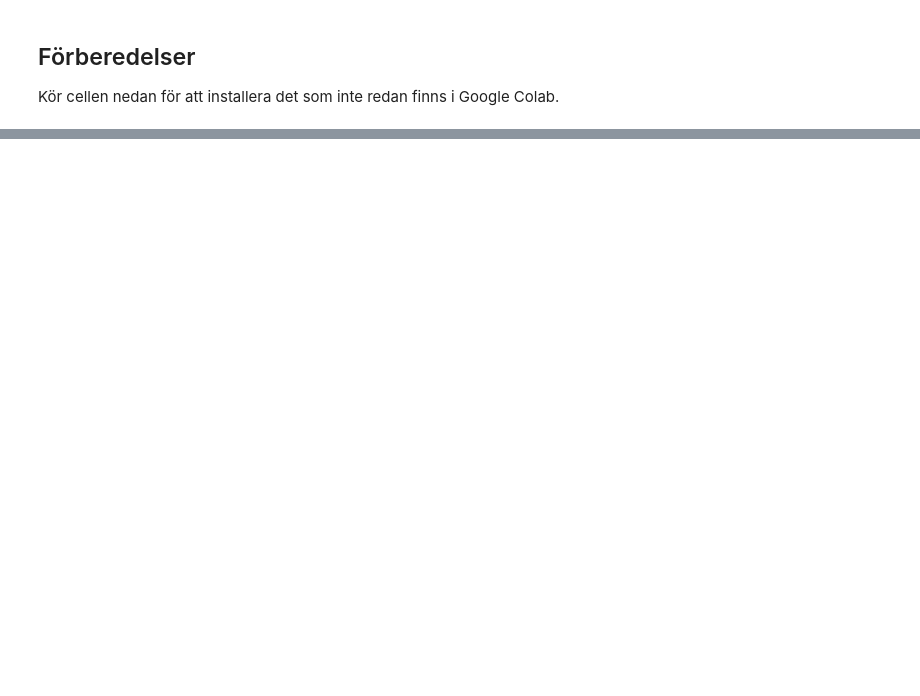
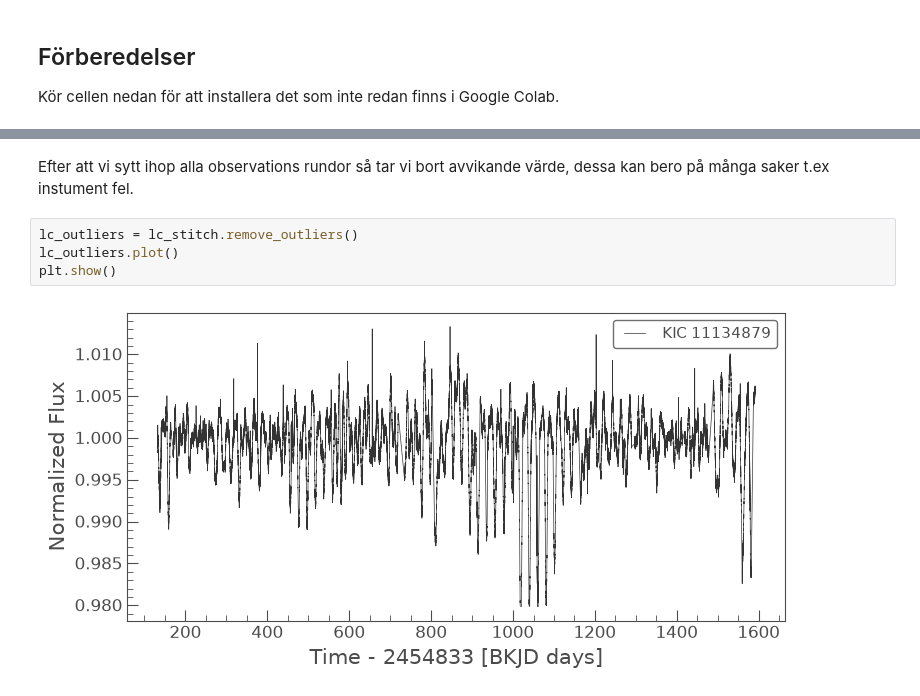
Before and after one commit to AU-s-Elevforbund/gymnasiearbete, a Jupyter notebook: 01-exoplanetens-storlek/01-exoplanetens-storlek.ipynb, the cells around one changed output, grey strips where cells are left out. Cells and saved outputs as stored; diff of their text form; blank space fills up the shorter version.

```diff
--- a/01-exoplanetens-storlek/01-exoplanetens-storlek.ipynb
+++ b/01-exoplanetens-storlek/01-exoplanetens-storlek.ipynb
@@ -63,0 +83,8 @@ import lightkurve as lk
+# %% [markdown]
+Efter att vi sytt ihop alla observations rundor så tar vi bort avvikande värde, dessa kan bero på många saker t.ex instument fel.
+# %%
+lc_outliers = lc_stitch.remove_outliers()
+lc_outliers.plot()
+plt.show()
+# %% [output]
+[figure, added]
```
Also changed, not shown: parts of 34 cells of this notebook, 4 other files.
